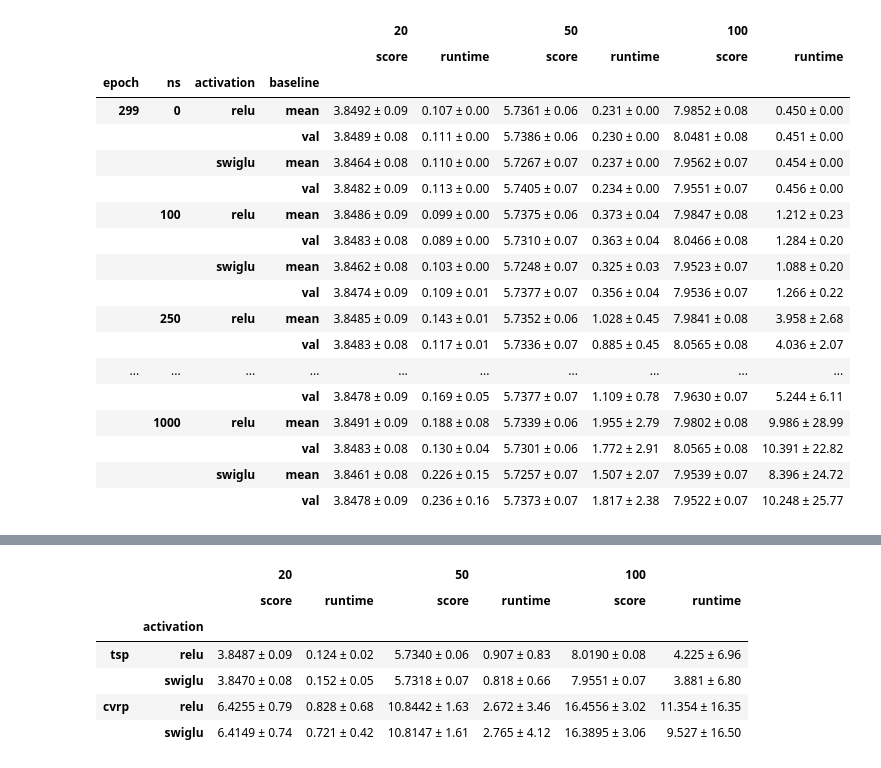
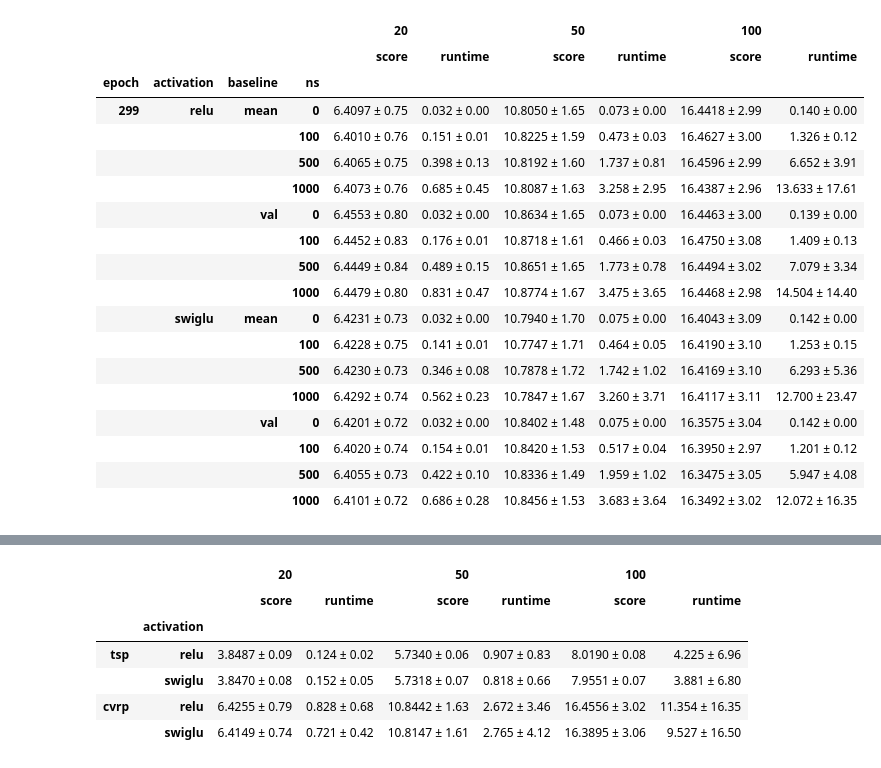
Before and after one commit to glistering96/AlphaRouter, a Jupyter notebook: notebooks/result_plot.ipynb, the cells around one changed output, grey strips where cells are left out. Saved outputs shown, nothing was run; the diff lists cells and outputs as text; code cells hidden in the pictures.

```diff
--- a/notebooks/result_plot.ipynb
+++ b/notebooks/result_plot.ipynb
@@ -22,7 +22,7 @@ RESULT_DIR = "../result_summary_5678"
 def parse_file_nm(file_nm):
     mcts_info = None
 
-    components = file_nm.split("/")
+    components = file_nm.split("\\")
 
     if "debug" in components:
         components.remove("debug")
@@ -54,7 +54,7 @@ for file in glob.glob(f"{RESULT_DIR}/**/*.json", recursive=True):
                 avg_result = True
                 break
 
-    if not avg_result or (len(result) != 1002 or len(result) != 102):
+    if not avg_result and len(result) != 102:
         print(len(result))
         print(file)
 
@@ -84,6 +66,8 @@ all_result = {}
 
 for file in glob.glob(f"{RESULT_DIR}/**/all_result_avg.json", recursive=True):
     data = load_json(file)
+    if "cross_test_result" in file or 'diff' in file:
+        continue
     # print(file)
     method, prob_type, num_probs, model_info, baseline_info, mcts_info, diff_cut = parse_file_nm(file)
 
@@ -252,7 +260,7 @@ df
 # %%
 # load tsp and N=20
 
-def get_pivot_table(env_type, N, epoch=299, enc_layers=6, diff_cut=0.75, index=['epoch', 'ns', 'activation', 'baseline'], refine_to_str=True):
+def get_pivot_table(env_type, N, epoch=299, enc_layers=6, diff_cut=0.75, index=['epoch', 'activation', 'baseline', 'ns'], refine_to_str=True):
     df = pd.read_csv(f"../result_csv/{env_type}_{N}.csv")
     cond1 = df['epoch'] == epoch
     cond2 = df['enc_layers'] == enc_layers
@@ -297,24 +491,24 @@ all_results_df
 # %%
-tsp_results = [get_pivot_table('tsp', N) for N in [20, 50, 100]]
-all_results_df = pd.concat(tsp_results, keys=[20, 50, 100],  axis=1)
+cvrp_results = [get_pivot_table('cvrp', N, diff_cut=0.75) for N in [20, 50, 100]]
+all_results_df = pd.concat(cvrp_results, keys=[20, 50, 100],  axis=1)
 all_results_df
 # %% [output]
 |  |  |  |  | 20 |  | 50 |  | 100 |  |
 |  |  |  |  | score | runtime | score | runtime | score | runtime |
-| epoch | ns | activation | baseline |  |  |  |  |  |  |
-| 299 | 0 | relu | mean | 3.8492 ± 0.09 | 0.107 ± 0.00 | 5.7361 ± 0.06 | 0.231 ± 0.00 | 7.9852 ± 0.08 | 0.450 ± 0.00 |
-|  |  |  | val | 3.8489 ± 0.08 | 0.111 ± 0.00 | 5.7386 ± 0.06 | 0.230 ± 0.00 | 8.0481 ± 0.08 | 0.451 ± 0.00 |
-|  |  | swiglu | mean | 3.8464 ± 0.08 | 0.110 ± 0.00 | 5.7267 ± 0.07 | 0.237 ± 0.00 | 7.9562 ± 0.07 | 0.454 ± 0.00 |
-|  |  |  | val | 3.8482 ± 0.09 | 0.113 ± 0.00 | 5.7405 ± 0.07 | 0.234 ± 0.00 | 7.9551 ± 0.07 | 0.456 ± 0.00 |
-|  | 100 | relu | mean | 3.8486 ± 0.09 | 0.099 ± 0.00 | 5.7375 ± 0.06 | 0.373 ± 0.04 | 7.9847 ± 0.08 | 1.212 ± 0.23 |
-|  |  |  | val | 3.8483 ± 0.08 | 0.089 ± 0.00 | 5.7310 ± 0.07 | 0.363 ± 0.04 | 8.0466 ± 0.08 | 1.284 ± 0.20 |
-|  |  | swiglu | mean | 3.8462 ± 0.08 | 0.103 ± 0.00 | 5.7248 ± 0.07 | 0.325 ± 0.03 | 7.9523 ± 0.07 | 1.088 ± 0.20 |
-|  |  |  | val | 3.8474 ± 0.09 | 0.109 ± 0.01 | 5.7377 ± 0.07 | 0.356 ± 0.04 | 7.9536 ± 0.07 | 1.266 ± 0.22 |
-|  | 250 | relu | mean | 3.8485 ± 0.09 | 0.143 ± 0.01 | 5.7352 ± 0.06 | 1.028 ± 0.45 | 7.9841 ± 0.08 | 3.958 ± 2.68 |
-|  |  |  | val | 3.8483 ± 0.08 | 0.117 ± 0.01 | 5.7336 ± 0.07 | 0.885 ± 0.45 | 8.0565 ± 0.08 | 4.036 ± 2.07 |
-| ... | ... | ... | ... | ... | ... | ... | ... | ... | ... |
-|  |  |  | val | 3.8478 ± 0.09 | 0.169 ± 0.05 | 5.7377 ± 0.07 | 1.109 ± 0.78 | 7.9630 ± 0.07 | 5.244 ± 6.11 |
-|  | 1000 | relu | mean | 3.8491 ± 0.09 | 0.188 ± 0.08 | 5.7339 ± 0.06 | 1.955 ± 2.79 | 7.9802 ± 0.08 | 9.986 ± 28.99 |
-|  |  |  | val | 3.8483 ± 0.08 | 0.130 ± 0.04 | 5.7301 ± 0.06 | 1.772 ± 2.91 | 8.0565 ± 0.08 | 10.391 ± 22.82 |
-|  |  | swiglu | mean | 3.8461 ± 0.08 | 0.226 ± 0.15 | 5.7257 ± 0.07 | 1.507 ± 2.07 | 7.9539 ± 0.07 | 8.396 ± 24.72 |
-|  |  |  | val | 3.8478 ± 0.09 | 0.236 ± 0.16 | 5.7373 ± 0.07 | 1.817 ± 2.38 | 7.9522 ± 0.07 | 10.248 ± 25.77 |
+| epoch | activation | baseline | ns |  |  |  |  |  |  |
+| 299 | relu | mean | 0 | 6.4097 ± 0.75 | 0.032 ± 0.00 | 10.8050 ± 1.65 | 0.073 ± 0.00 | 16.4418 ± 2.99 | 0.140 ± 0.00 |
+|  |  |  | 100 | 6.4010 ± 0.76 | 0.151 ± 0.01 | 10.8225 ± 1.59 | 0.473 ± 0.03 | 16.4627 ± 3.00 | 1.326 ± 0.12 |
+|  |  |  | 500 | 6.4065 ± 0.75 | 0.398 ± 0.13 | 10.8192 ± 1.60 | 1.737 ± 0.81 | 16.4596 ± 2.99 | 6.652 ± 3.91 |
+|  |  |  | 1000 | 6.4073 ± 0.76 | 0.685 ± 0.45 | 10.8087 ± 1.63 | 3.258 ± 2.95 | 16.4387 ± 2.96 | 13.633 ± 17.61 |
+|  |  | val | 0 | 6.4553 ± 0.80 | 0.032 ± 0.00 | 10.8634 ± 1.65 | 0.073 ± 0.00 | 16.4463 ± 3.00 | 0.139 ± 0.00 |
+|  |  |  | 100 | 6.4452 ± 0.83 | 0.176 ± 0.01 | 10.8718 ± 1.61 | 0.466 ± 0.03 | 16.4750 ± 3.08 | 1.409 ± 0.13 |
+|  |  |  | 500 | 6.4449 ± 0.84 | 0.489 ± 0.15 | 10.8651 ± 1.65 | 1.773 ± 0.78 | 16.4494 ± 3.02 | 7.079 ± 3.34 |
+|  |  |  | 1000 | 6.4479 ± 0.80 | 0.831 ± 0.47 | 10.8774 ± 1.67 | 3.475 ± 3.65 | 16.4468 ± 2.98 | 14.504 ± 14.40 |
+|  | swiglu | mean | 0 | 6.4231 ± 0.73 | 0.032 ± 0.00 | 10.7940 ± 1.70 | 0.075 ± 0.00 | 16.4043 ± 3.09 | 0.142 ± 0.00 |
+|  |  |  | 100 | 6.4228 ± 0.75 | 0.141 ± 0.01 | 10.7747 ± 1.71 | 0.464 ± 0.05 | 16.4190 ± 3.10 | 1.253 ± 0.15 |
+|  |  |  | 500 | 6.4230 ± 0.73 | 0.346 ± 0.08 | 10.7878 ± 1.72 | 1.742 ± 1.02 | 16.4169 ± 3.10 | 6.293 ± 5.36 |
+|  |  |  | 1000 | 6.4292 ± 0.74 | 0.562 ± 0.23 | 10.7847 ± 1.67 | 3.260 ± 3.71 | 16.4117 ± 3.11 | 12.700 ± 23.47 |
+|  |  | val | 0 | 6.4201 ± 0.72 | 0.032 ± 0.00 | 10.8402 ± 1.48 | 0.075 ± 0.00 | 16.3575 ± 3.04 | 0.142 ± 0.00 |
+|  |  |  | 100 | 6.4020 ± 0.74 | 0.154 ± 0.01 | 10.8420 ± 1.53 | 0.517 ± 0.04 | 16.3950 ± 2.97 | 1.201 ± 0.12 |
+|  |  |  | 500 | 6.4055 ± 0.73 | 0.422 ± 0.10 | 10.8336 ± 1.49 | 1.959 ± 1.02 | 16.3475 ± 3.05 | 5.947 ± 4.08 |
+|  |  |  | 1000 | 6.4101 ± 0.72 | 0.686 ± 0.28 | 10.8456 ± 1.53 | 3.683 ± 3.64 | 16.3492 ± 3.02 | 12.072 ± 16.35 |
```
Also changed, not shown: parts of 24 cells of this notebook, 4 other files.
